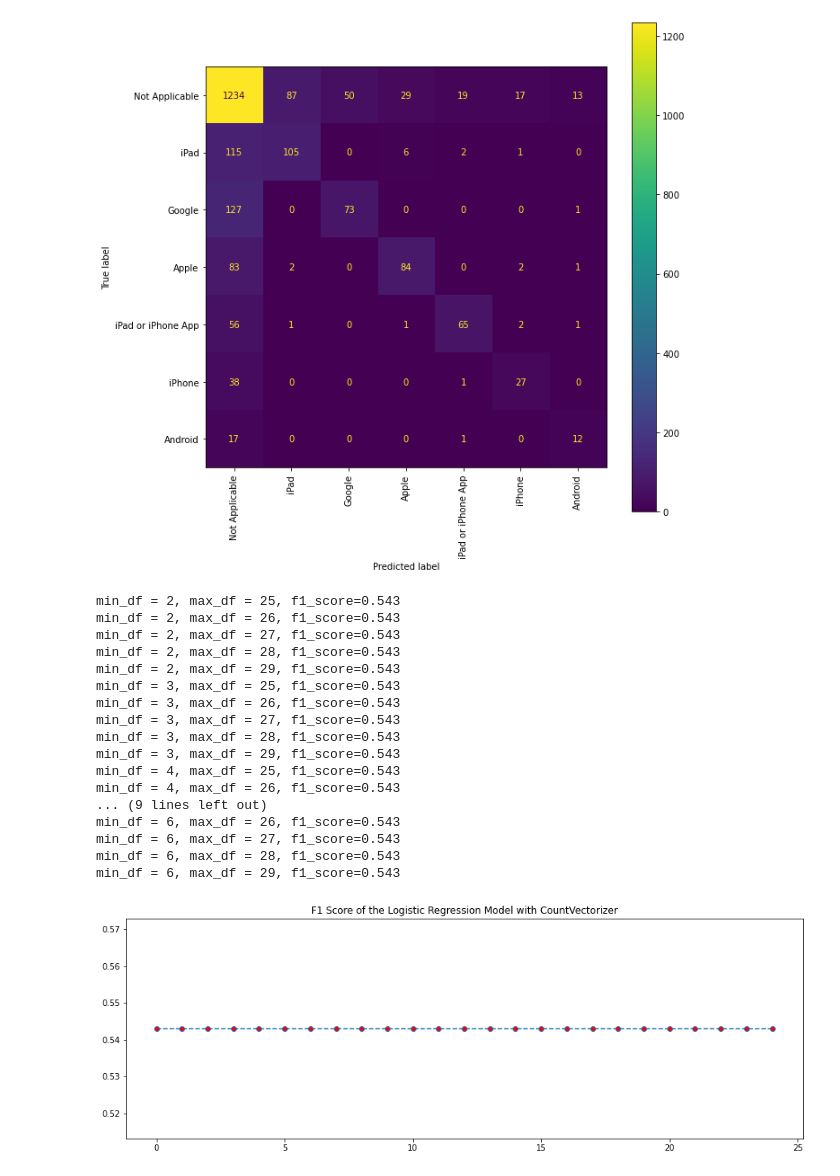
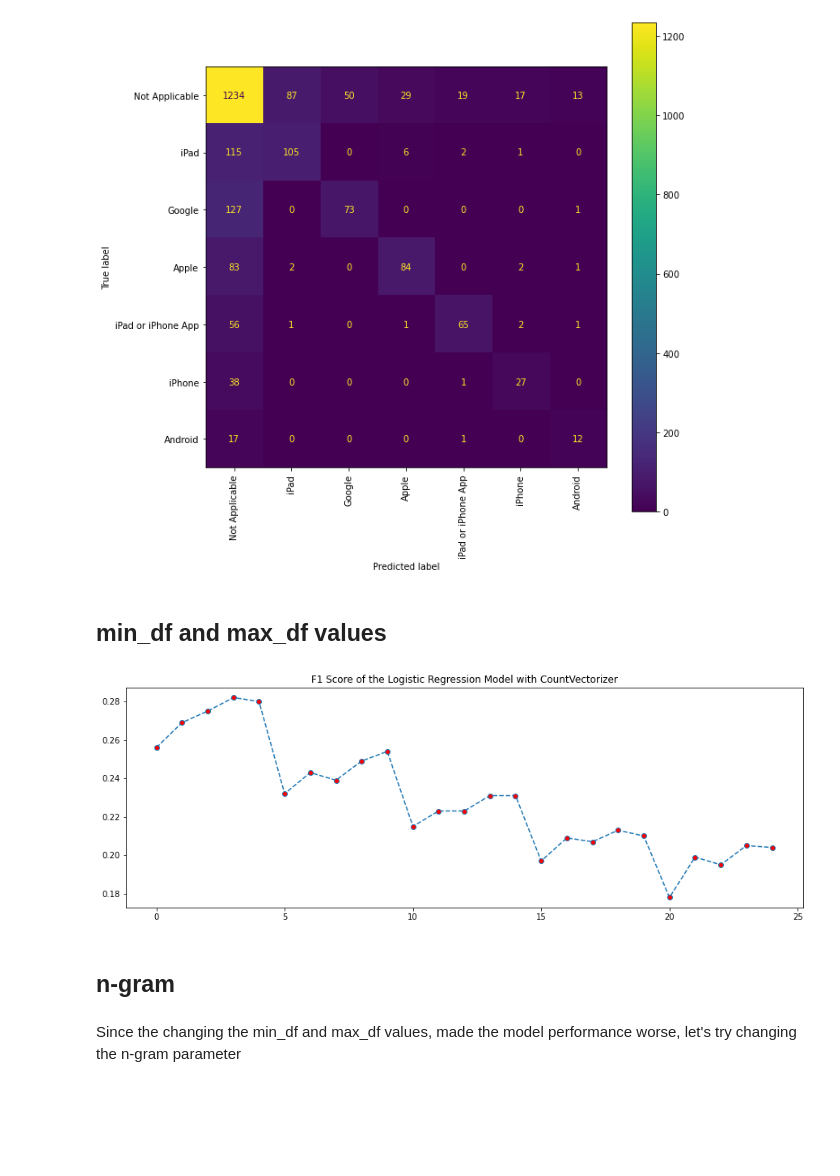
Before and after one commit to rahulakrish/customer_sentiment_analysis, a Jupyter notebook: project.ipynb, the cells around one changed output. Saved outputs shown, nothing was run; the diff lists cells and outputs as text; code cells hidden in the pictures; blank space fills up the shorter version.

```diff
--- a/project.ipynb
+++ b/project.ipynb
@@ -442,19 +447,19 @@ X_train,X_test,y_train,y_test = train_test_split(X,y,random_state=123)
 
 # instantiate all the models
 
-pipe_lr = Pipeline([('vectrorizer',CountVectorizer(stop_words=stopwords_list)),
+pipe_lr = Pipeline([('vectrorizer',CountVectorizer(stop_words=stopwords_list,preprocessor=dummy,tokenizer=dummy)),
                     ('model',LogisticRegression(random_state=123))
                    ])
 
-pipe_nb = Pipeline([('vectrorizer',CountVectorizer(stop_words=stopwords_list)),
+pipe_nb = Pipeline([('vectrorizer',CountVectorizer(stop_words=stopwords_list,preprocessor=dummy,tokenizer=dummy)),
                     ('model',MultinomialNB())
                     ])
 
-pipe_rf = Pipeline([('vectrorizer',CountVectorizer(stop_words=stopwords_list)),
+pipe_rf = Pipeline([('vectrorizer',CountVectorizer(stop_words=stopwords_list,preprocessor=dummy,tokenizer=dummy)),
                     ('model',RandomForestClassifier(random_state=123))
                     ])
 
-pipe_svm = Pipeline([('vectrorizer',CountVectorizer(stop_words=stopwords_list)),
+pipe_svm = Pipeline([('vectrorizer',CountVectorizer(stop_words=stopwords_list,preprocessor=dummy,tokenizer=dummy)),
                     ('model',svm.SVC(random_state=123))
                     ])
 
@@ -483,19 +488,19 @@ scores_df = pd.DataFrame(data=scores,columns=['model','f1_score_cv'])
 ## Building baseline models using Tf-idf Vectorizer
 # %%
 # repeating the same processes as above
-pipe_lr = Pipeline([('vectrorizer',TfidfVectorizer(stop_words=stopwords_list)),
+pipe_lr = Pipeline([('vectrorizer',TfidfVectorizer(stop_words=stopwords_list,preprocessor=dummy,tokenizer=dummy)),
                     ('model',LogisticRegression(random_state=123))
                    ])
 
-pipe_nb = Pipeline([('vectrorizer',TfidfVectorizer(stop_words=stopwords_list)),
+pipe_nb = Pipeline([('vectrorizer',TfidfVectorizer(stop_words=stopwords_list,preprocessor=dummy,tokenizer=dummy)),
                     ('model',MultinomialNB())
                     ])
 
-pipe_rf = Pipeline([('vectrorizer',TfidfVectorizer(stop_words=stopwords_list)),
+pipe_rf = Pipeline([('vectrorizer',TfidfVectorizer(stop_words=stopwords_list,preprocessor=dummy,tokenizer=dummy)),
                     ('model',RandomForestClassifier(random_state=123))
                     ])
 
-pipe_svm = Pipeline([('vectrorizer',TfidfVectorizer(stop_words=stopwords_list)),
+pipe_svm = Pipeline([('vectrorizer',TfidfVectorizer(stop_words=stopwords_list,preprocessor=dummy,tokenizer=dummy)),
                     ('model',svm.SVC(random_state=123))
                     ])
 
@@ -535,7 +540,7 @@ Since the LogisticRegression model with the CountVectorizer has the highest f1-s
 # %% [markdown]
 Let's get some more information of model performance
 # %%
-lr_pipe = Pipeline([('vectrorizer',CountVectorizer(stop_words=stopwords_list,token_pattern=basic_token_pattern)),
+lr_pipe = Pipeline([('vectrorizer',CountVectorizer(stop_words=stopwords_list,preprocessor=dummy,tokenizer=dummy)),
                     ('model',LogisticRegression(random_state=123))
                    ])
 
@@ -559,56 +564,44 @@ iPad or iPhone App       0.74      0.52      0.61       126
          macro avg       0.61      0.50      0.54      2273
       weighted avg       0.69      0.70      0.69      2273
 [figure]
+# %% [markdown]
+## min_df and max_df values
 # %%
 # setting a range for min_df and max_df
-min_df = np.arange(2,7,1) # words than appear less than the min_df value in all docs will be eliminated
-max_df = np.arange(25,30,1) # words than appear more than the max_df value in all docs will be eliminated
+min_df_value = np.arange(1,6) # words than appear less than the min_df value in all docs will be eliminated
+max_df_value = np.arange(10,15) # words than appear more than the max_df value in all docs will be eliminated
 
 #initiating lists to use for plotting
 f_score = []
 min_value=[]
 max_value=[]
 
 #setting up the loop for min_df and max_df values
-for i in min_df:
-    for j in max_df:
+for i in min_df_value:
+    for j in max_df_value:
         min_value.append(i)
         max_value.append(j)
-
         #instantiate pipeline
-        new_lr = Pipeline([('vectrorizer',CountVectorizer(stop_words=stopwords_list)),
-                    ('model',LogisticRegression())
-                   ])
-        new_lr.fit(X_train,y_train)
-        preds = new_lr.predict(X_test)
+        new_pipe = Pipeline([('vectrorizer',CountVectorizer(stop_words=stopwords_list,min_df=i,max_df=j,preprocessor=dummy,tokenizer=dummy)),
+                                   ('model',LogisticRegression())
+                                   ])
+        new_pipe.fit(X_train,y_train)
+        preds = new_pipe.predict(X_test)
 
         #getting f1 score
-        score = round(f1_score(y_test,predictions,average='macro'),3)
+        score = round(f1_score(y_test,preds,average='macro'),3)
         f_score.append(score)
-        print(f'min_df = {i}, max_df = {j}, f1_score={score}')
+#         print(f'min_df = {i}, max_df = {j}, f1_score={score}')
 
 #visualizing the accuracy score for the different combinations
-# d = list(zip(min_value,max_value))
+d = list(zip(min_value,max_value))
 fig,ax=plt.subplots(figsize=(15,5))
 ax.plot(f_score,marker='o',markerfacecolor='r',ls='--');
 # ax.set_xticklabels(d);
 ax.set_title('F1 Score of the Logistic Regression Model with CountVectorizer');
 # %% [output]
-min_df = 2, max_df = 25, f1_score=0.543
-min_df = 2, max_df = 26, f1_score=0.543
-min_df = 2, max_df = 27, f1_score=0.543
-min_df = 2, max_df = 28, f1_score=0.543
-min_df = 2, max_df = 29, f1_score=0.543
-min_df = 3, max_df = 25, f1_score=0.543
-min_df = 3, max_df = 26, f1_score=0.543
-min_df = 3, max_df = 27, f1_score=0.543
-min_df = 3, max_df = 28, f1_score=0.543
-min_df = 3, max_df = 29, f1_score=0.543
-min_df = 4, max_df = 25, f1_score=0.543
-min_df = 4, max_df = 26, f1_score=0.543
-... (9 lines left out)
-min_df = 6, max_df = 26, f1_score=0.543
-min_df = 6, max_df = 27, f1_score=0.543
-min_df = 6, max_df = 28, f1_score=0.543
-min_df = 6, max_df = 29, f1_score=0.543
-[figure, old version]
+[figure, new version]
+# %% [markdown]
+## n-gram
+# %% [markdown]
+Since the changing the min_df and max_df values, made the model performance worse, let's try changing the n-gram parameter
```
Also changed, not shown: parts of 17 cells of this notebook.
